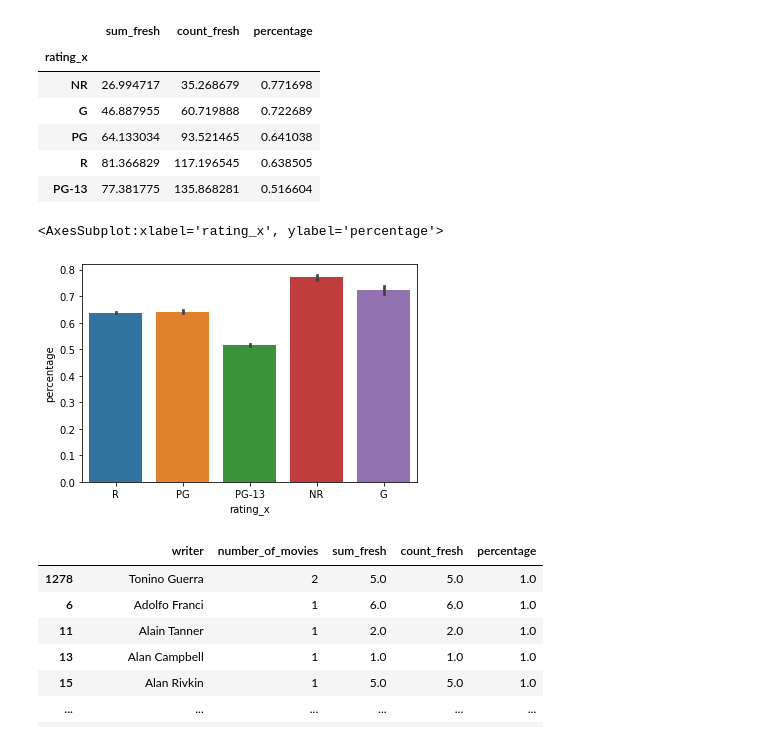
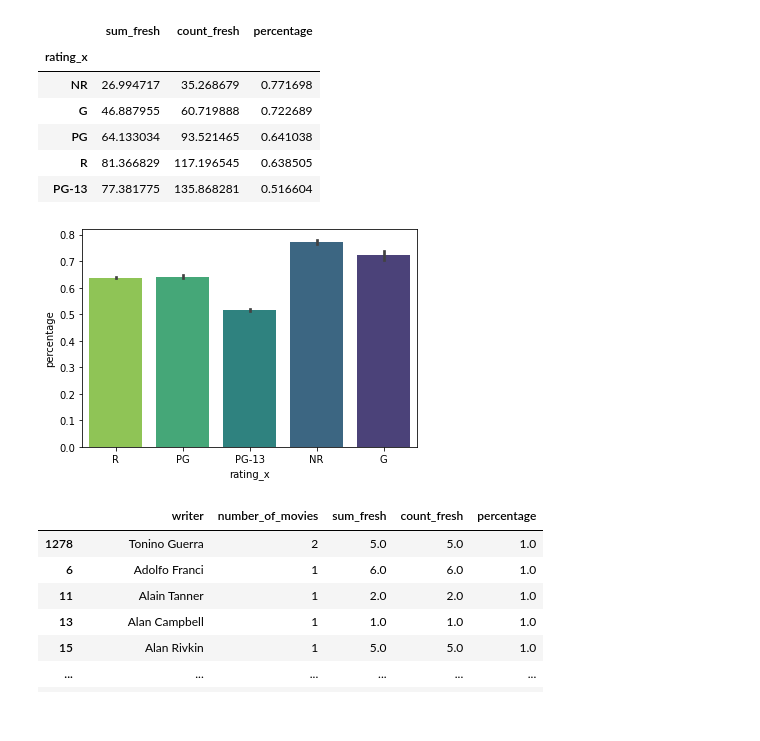
Before and after one commit to Brandon-Meyer0/git-dat-money, a Jupyter notebook: Capstone Group 1A.ipynb, the cells around one changed output. Cells and saved outputs as stored; diff of their text form; code cells hidden in the pictures.

Commit message:
continue adding visualizations

```diff
--- a/Capstone Group 1A.ipynb
+++ b/Capstone Group 1A.ipynb
@@ -764,10 +764,9 @@ df
 | PG-13 | 77.381775 | 135.868281 | 0.516604 |
 # %%
 #barplot
-sns.barplot(x=rotten_tomatoes_full["rating_x"],y=rotten_tomatoes_full["percentage"])
+sns.barplot(data=rotten_tomatoes_full, x="rating_x", y="percentage", palette="viridis_r");
 # %% [output]
-<AxesSubplot:xlabel='rating_x', ylabel='percentage'>
-[figure, old version]
+[figure, new version]
 # %%
 #writer and fresh rating comparison
 exp_df = rotten_tomatoes_full.explode('writer').reset_index(drop=True)
```
Also changed, not shown: parts of 8 cells of this notebook.
